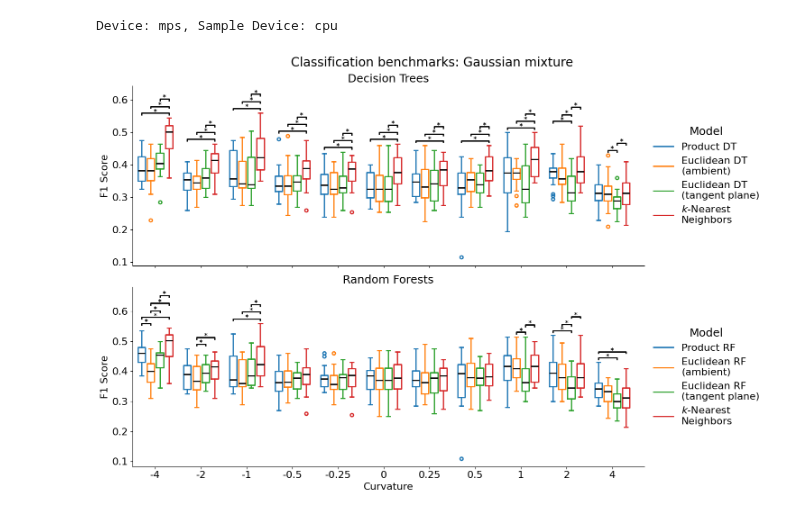
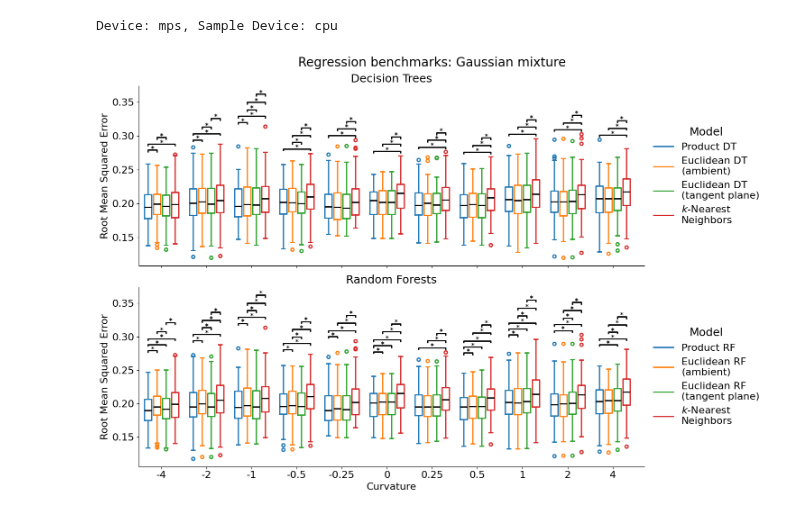
Before and after one commit to qc2321/embedders, a Jupyter notebook: notebooks/26_pc_benchmark_single_curvature_gaussian.ipynb, the cells around one changed output. Cells and saved outputs as stored; diff of their text form; code cells hidden in the pictures.

Commit message:
Redo a bunch of benchmarks; get rid of old ones; small refactor

```diff
--- a/notebooks/26_pc_benchmark_single_curvature_gaussian.ipynb
+++ b/notebooks/26_pc_benchmark_single_curvature_gaussian.ipynb
@@ -35,18 +35,19 @@ results = []
 
 CURVATURES = [-4, -2, -1, -0.5, -0.25, 0, 0.25, 0.5, 1, 2, 4]
 DIM = 2
-N_SAMPLES = 20
+N_SAMPLES = 100
 N_POINTS = 1_000
 # N_POINTS = 100
 N_CLASSES = 8
-N_CLUSTERS = 64
-MAX_DEPTH = 5
+N_CLUSTERS = 32
+MAX_DEPTH = 3
 COV_SCALE_MEANS = 1.0
 COV_SCALE_POINTS = 1.0
 
-# TASK = "regression"
-TASK = "classification"
+TASK = "regression"
+# TASK = "classification"
 RESAMPLE_SCALES = False
+N_FEATURES = "d_choose_2"
 
 SCORE = "f1-micro" if TASK == "classification" else "rmse"
 
@@ -78,7 +79,7 @@ for i, K in enumerate(CURVATURES):
 
         # Benchmarks are now handled by the benchmark function
         accs = embedders.benchmarks.benchmark(
-            X, y, pm, max_depth=MAX_DEPTH, task=TASK, score=SCORE, seed=seed, n_features="d_choose_2"
+            X, y, pm, max_depth=MAX_DEPTH, task=TASK, score=SCORE, seed=seed, n_features=N_FEATURES
         )
         accs["curvature"] = K
         accs["seed"] = seed
@@ -200,37 +203,37 @@ for ax, models, model_names in zip(
     ax.spines["right"].set_visible(False)
 
     # Set x-ticks
     ax.set_ylabel(Y_LABEL, fontsize=16)
     ax.set_xticks(x_vals + 1.5, CURVATURES, fontsize=16)
     # ax.legend([bp["boxes"][0] for bp in bps], model_names, fontsize=14, frameon=False, title="Model")
     # Make legend to the right of the plot
     ax.legend(
         [bp["boxes"][0] for bp in bps],
         model_names,
         fontsize=16,
         frameon=False,
         title="Model",
         title_fontsize=18,
         loc="center left",
         bbox_to_anchor=(1, 0.5),
     )
     ax.tick_params(axis="y", labelsize=16)
     # ax.set_yscale("log") if TASK == "regression" else None
 
 axs[0].set_title("Decision Trees", fontsize=18)
 axs[1].set_title("Random Forests", fontsize=18)
 axs[1].set_xlabel("Curvature", fontsize=16)
 
 plt.xlim(-1, len(CURVATURES) * (len(models1 + models3) + 1))
 plt.suptitle(f"{TASK.capitalize()} benchmarks: Gaussian mixture", fontsize=20)
 
 plt.tight_layout()
 
-# # Save as pdf
-# plt.savefig(
-#     f"../figures/curvature_benchmarks_{TASK}_md{MAX_DEPTH}_d{DIM}_cls{N_CLASSES}.pdf",
-#     bbox_inches="tight",
-# )
-# plt.show()
+# Save as pdf
+plt.savefig(
+    f"../figures/curvature_benchmarks_{TASK}_md{MAX_DEPTH}_d{DIM}_cls{N_CLASSES}.pdf",
+    bbox_inches="tight",
+)
+plt.show()
 # %% [output]
-[figure, old version]
+[figure, new version]
```
Also changed, not shown: parts of 1 cell of this notebook, 17 other files.
